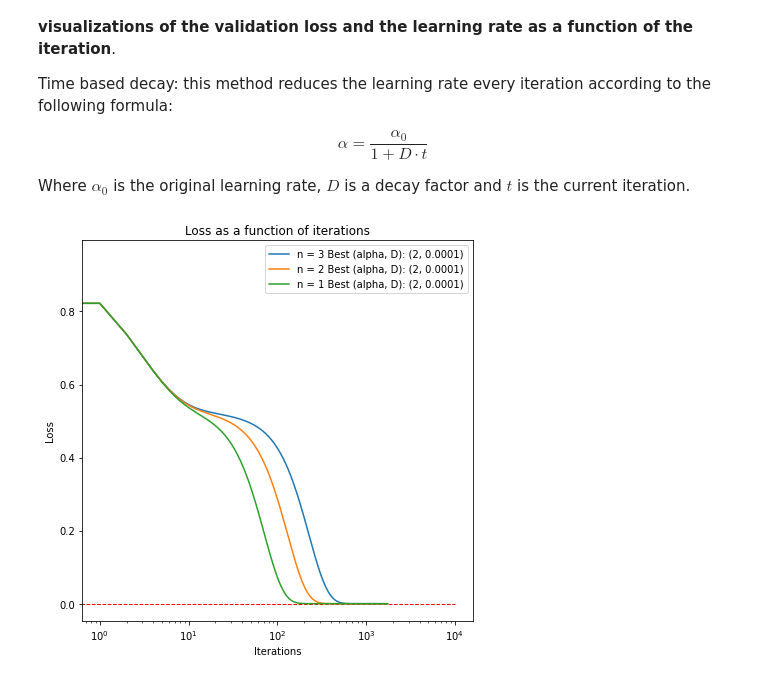
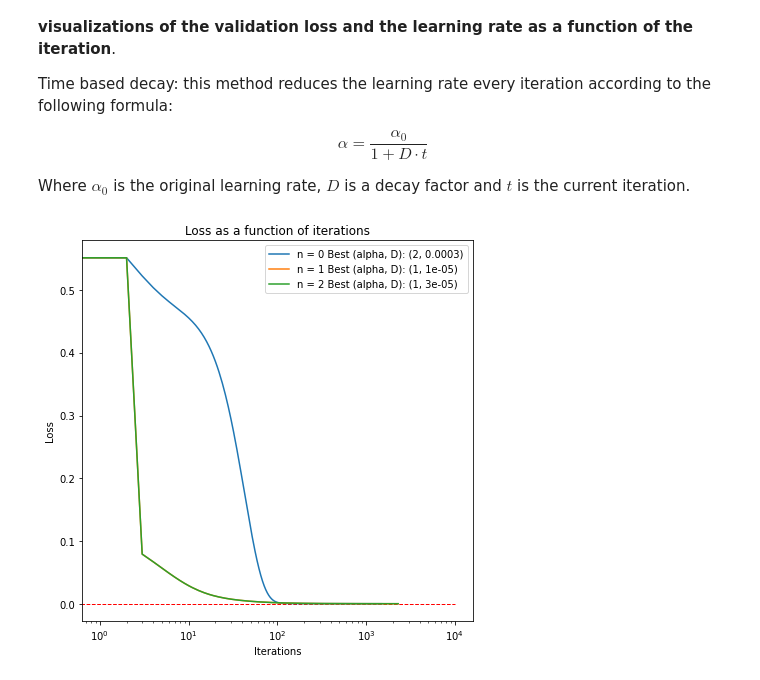
Before and after one commit to danspts/ml-hw, a Jupyter notebook: hw-1/hwa1.ipynb, the cells around one changed output. Drawn from its saved outputs; the diff is of its cells as text; code cells hidden in the pictures.

Commit message:
did some cost comparison

```diff
--- a/hw-1/hwa1.ipynb
+++ b/hw-1/hwa1.ipynb
@@ -780,7 +769,7 @@ def adaptive_gradient_descent(X, y, theta, alpha, D, num_iters):
     - theta: The learned parameters of your model.
     - J_history: the loss value for every iteration.
     """
-    J_history = [compute_cost(X, y, theta)] # Use a python list to save cost in every iteration
+    J_history = [compute_cost(X, y, theta)] * 3 # Use a python list to save cost in every iteration
     theta = theta.copy() # avoid changing the original thetas
     ###########################################################################
     # TODO: Implement the gradient descent optimization algorithm.            #
@@ -821,7 +810,7 @@ def grid_search(X_train, y_train, X_val, y_val, iterations):
     ###########################################################################
     # TODO: Implement the function.                                           #
     ###########################################################################
-    test_theta = np.ones(X_train.shape[1])
+    test_theta = np.random.random(shape)
     # Perform the grid search
     for alpha in var_list:
         for D in var_list:
@@ -839,20 +828,20 @@ best_parameters = sorted(param_dict.items(), key=lambda entry: entry[1]["cost"])
 # %%
 # Graph the results
 plt.figure(figsize=(7, 7))
 # Change range parameter for how many Ds to graph
 hyperparam_to_show = 3
 for i in range(hyperparam_to_show):
     history = best_parameters[i][1]["history"]
     plt.plot(np.arange(len(history)), history)
 plt.xscale('log')
 plt.xlabel('Iterations')
 plt.ylabel('Loss')
 plt.title('Loss as a function of iterations')
-plt.legend([f'n = {hyperparam_to_show - i} Best (alpha, D): {best_parameters[2][0]}' for i in range(hyperparam_to_show)])
+plt.legend([f'n = {i} Best (alpha, D): {best_parameters[i][0]}' for i in range(hyperparam_to_show)])
 plt.hlines(y = J_pinv, xmin = 0, xmax = num_iters, color='r', linewidth = 1, linestyle = 'dashed')
 plt.show()
 # %% [output]
-[figure, old version]
+[figure, new version]
 # %%
 # Graph the result compared to the normal GD
 
```
Also changed, not shown: parts of 6 cells of this notebook.
